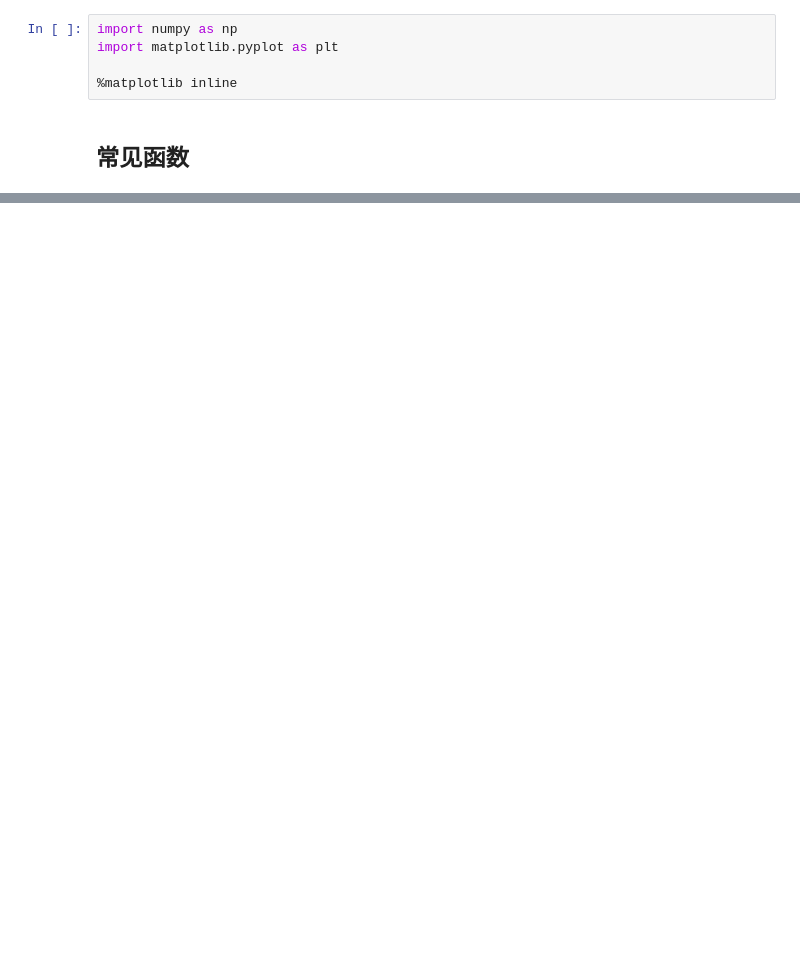
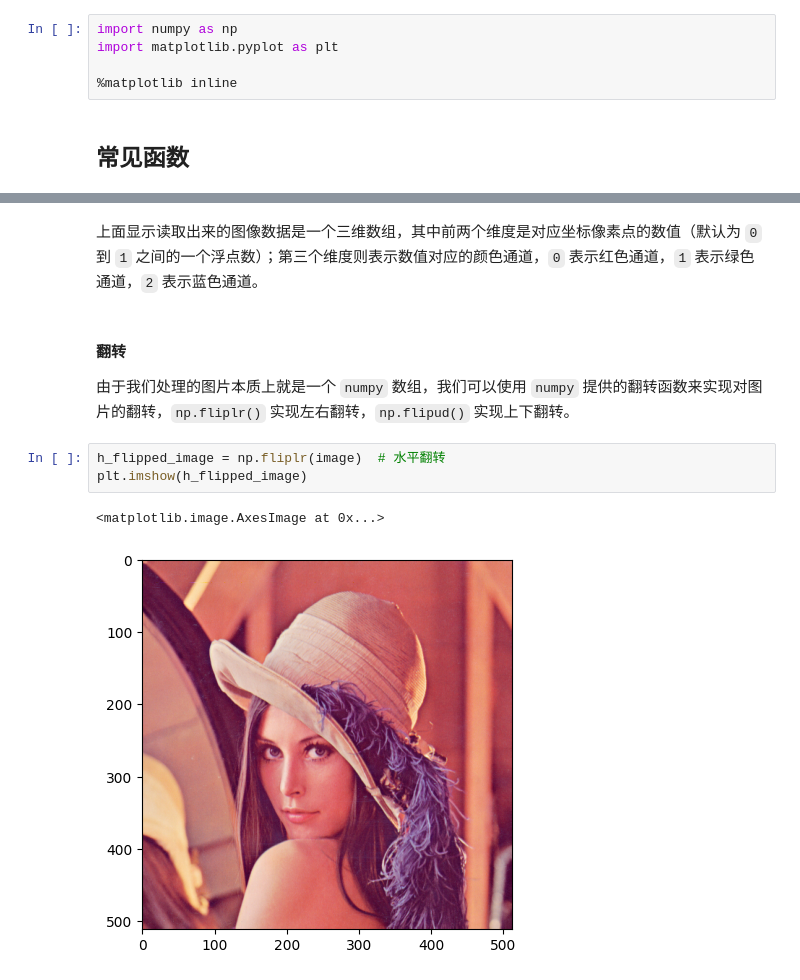
Before and after one commit to Volica/wop-workbooks, a Jupyter notebook: matplotlib.ipynb, the cells around one changed output, grey strips where cells are left out. Saved outputs shown, nothing was run; the diff lists cells and outputs as text; blank space fills up the shorter version.

```diff
--- a/matplotlib.ipynb
+++ b/matplotlib.ipynb
@@ -467,0 +224,12 @@ plt.show()
+# %% [markdown]
+上面显示读取出来的图像数据是一个三维数组，其中前两个维度是对应坐标像素点的数值（默认为 `0` 到 `1` 之间的一个浮点数）；第三个维度则表示数值对应的颜色通道，`0` 表示红色通道，`1` 表示绿色通道，`2` 表示蓝色通道。
+# %% [markdown]
+#### 翻转
+
+由于我们处理的图片本质上就是一个 `numpy` 数组，我们可以使用 `numpy` 提供的翻转函数来实现对图片的翻转，`np.fliplr()` 实现左右翻转，`np.flipud()` 实现上下翻转。
+# %%
+h_flipped_image = np.fliplr(image)  # 水平翻转
+plt.imshow(h_flipped_image)
+# %% [output]
+<matplotlib.image.AxesImage at 0x...>
+[figure, added]
```
Also changed, not shown: parts of 95 cells of this notebook, 3 other files.
